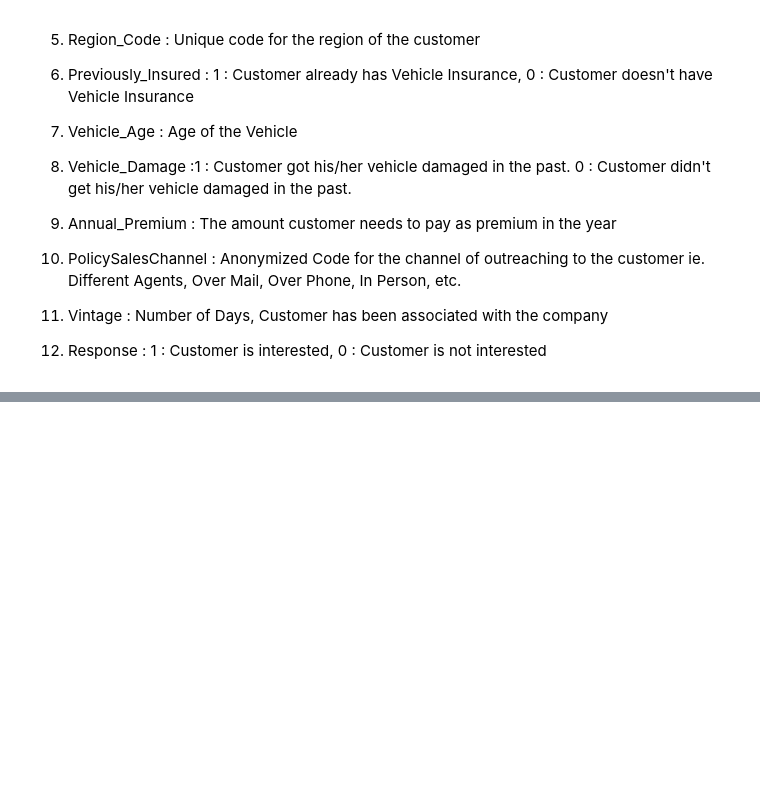
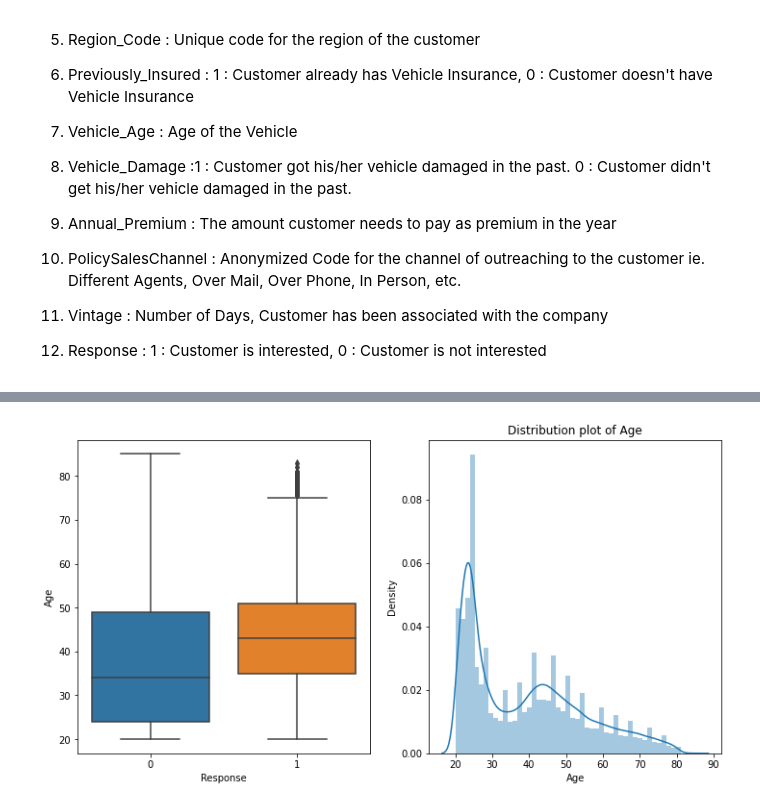
Before and after one commit to AjaharDaroga/Health_Insurance_Cross_Sell_Prediction, a Jupyter notebook: HEALTH_INSURANCE_CROSS_SELL_PREDICTION.ipynb, the cells around one changed output, grey strips where cells are left out. Saved outputs shown, nothing was run; the diff lists cells and outputs as text; code cells hidden in the pictures; blank space fills up the shorter version.

```diff
--- a/HEALTH_INSURANCE_CROSS_SELL_PREDICTION.ipynb
+++ b/HEALTH_INSURANCE_CROSS_SELL_PREDICTION.ipynb
@@ -40,0 +235,13 @@ Now, in order to predict, whether the customer would be interested in Vehicle in
+# %%
+def realtion_distribution(X):
+  ''' Take input feature and return plot of raltion with depedent variable & distribution'''
+  plt.rcParams["figure.figsize"] = [12, 6]
+  fig, axes = plt.subplots(1, 2)
+  sns.boxplot(y = X,x = 'Response', data = df,ax=axes[0])
+  sns.distplot(df[X], ax=axes[1])
+  plt.title("Distribution plot of " + X )
+  return plt.show()
+# %%
+realtion_distribution("Age")
+# %% [output]
+[figure, added]
```
Also changed, not shown: parts of 31 cells of this notebook.
